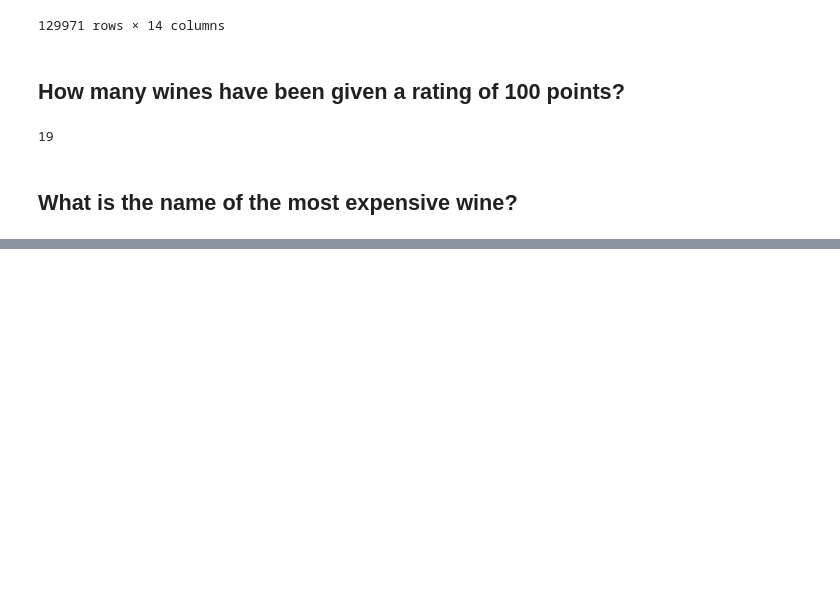
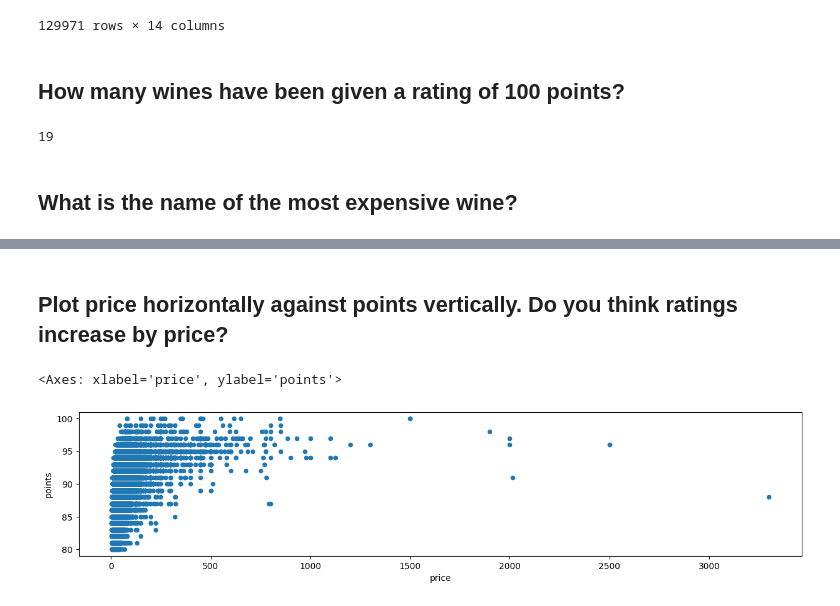
Before and after one commit to adr1anhz/python-exercises, a Jupyter notebook: data-jupyter/Untitled.ipynb, the cells around one changed output, grey strips where cells are left out. Drawn from its saved outputs; the diff is of its cells as text; code cells hidden in the pictures; blank space fills up the shorter version.

```diff
--- a/data-jupyter/Untitled.ipynb
+++ b/data-jupyter/Untitled.ipynb
@@ -35,0 +62,7 @@ Name: name, dtype: object
+# %% [markdown]
+## Plot price horizontally against points vertically. Do you think ratings increase by price?
+# %%
+df.plot(x='price', y="points", figsize=(15, 3), kind="scatter")
+# %% [output]
+<Axes: xlabel='price', ylabel='points'>
+[figure, added]
```
Also changed, not shown: parts of 5 cells of this notebook.
